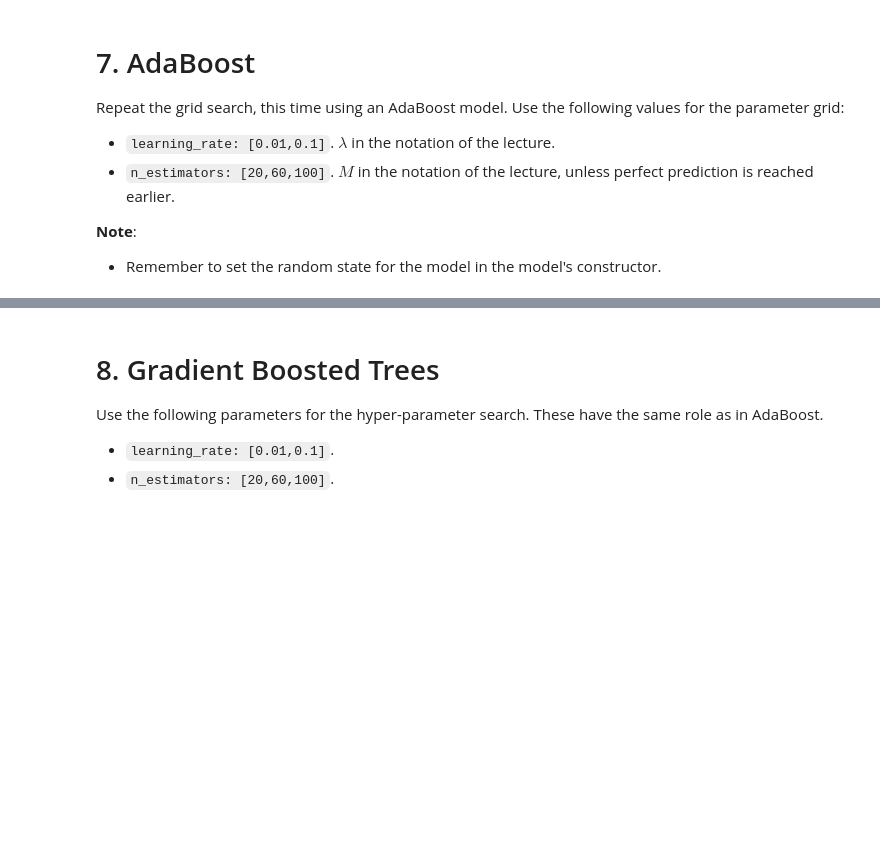
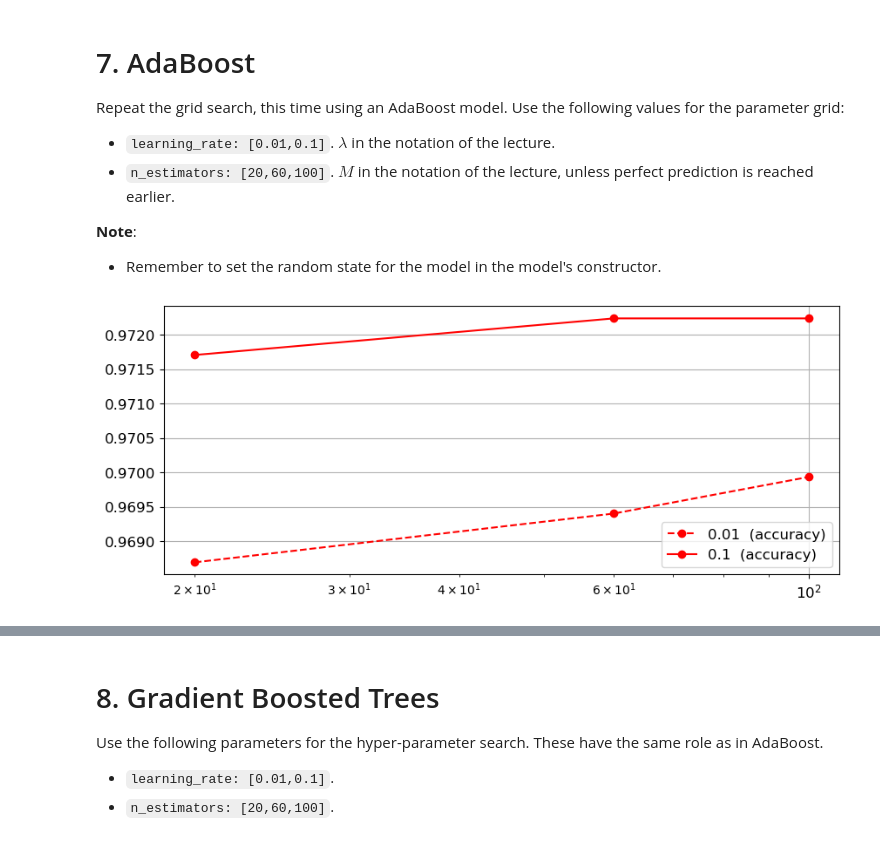
Before and after one commit to rajeev-t/stats-n-ds-4engineers, a Jupyter notebook: lab06/lab6.ipynb, the cells around one changed output, grey strips where cells are left out. Cells and saved outputs as stored; diff of their text form; code cells hidden in the pictures; blank space fills up the shorter version.

```diff
--- a/lab06/lab6.ipynb
+++ b/lab06/lab6.ipynb
@@ -296,10 +351,15 @@ Repeat the grid search, this time using an AdaBoost model. Use the following val
 # %%
 from sklearn.ensemble import AdaBoostClassifier
 
-param_grid_ab = ...
+param_grid_ab = {
+    'model__learning_rate' : [0.01, 0.1],
+    'model__n_estimators' : [20, 60, 100]
+}
 
 model = AdaBoostClassifier(random_state=rng_seed)
 
-result_ab = hypersolve(...)
+result_ab = hypersolve(model, param_grid_ab)
+# %% [output]
+[figure, added]
 # %%
 grader.check("q7")
```
Also changed, not shown: parts of 16 cells of this notebook, 2 other files.
